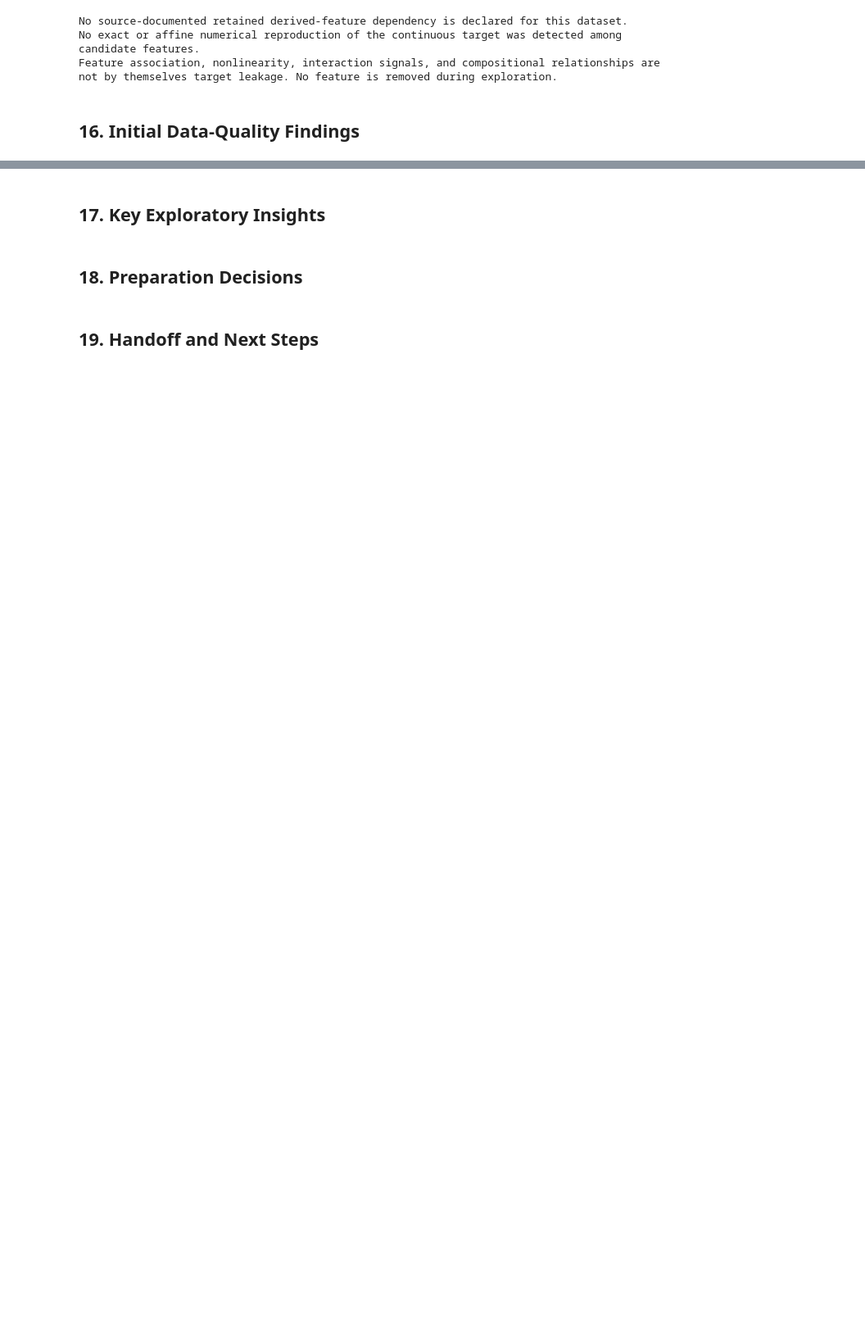
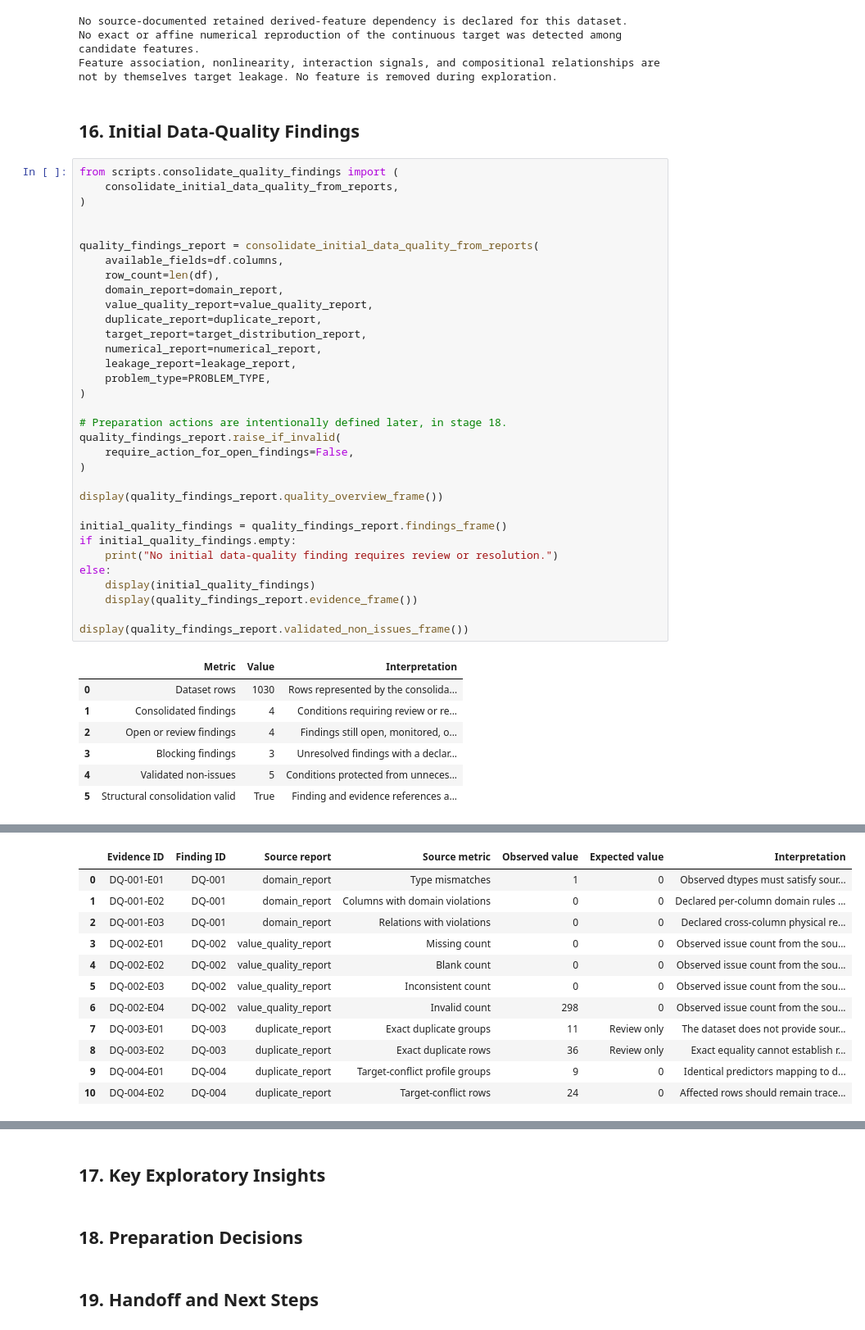
Before and after one commit to FabioAguiar/dataset-study-concrete-compressives-strength, a Jupyter notebook: notebooks/01_data_understanding_and_exploration.ipynb, the cells around one changed output, grey strips where cells are left out. Shown at 82% size. Cells and saved outputs as stored; diff of their text form; blank space fills up the shorter version.

Commit message:
feat(exploration): consolidate continuous regression data-quality findings

```diff
--- a/notebooks/01_data_understanding_and_exploration.ipynb
+++ b/notebooks/01_data_understanding_and_exploration.ipynb
@@ -829,3 +829,44 @@ No exact or affine numerical reproduction of the continuous target was detected
 Feature association, nonlinearity, interaction signals, and compositional relationships are not by themselves target leakage. No feature is removed during exploration.
 # %% [markdown]
 ## 16. Initial Data-Quality Findings
+# %%
+from scripts.consolidate_quality_findings import (
+    consolidate_initial_data_quality_from_reports,
+)
+
+
+quality_findings_report = consolidate_initial_data_quality_from_reports(
+    available_fields=df.columns,
+    row_count=len(df),
+    domain_report=domain_report,
+    value_quality_report=value_quality_report,
+    duplicate_report=duplicate_report,
+    target_report=target_distribution_report,
+    numerical_report=numerical_report,
+    leakage_report=leakage_report,
+    problem_type=PROBLEM_TYPE,
+)
+
+# Preparation actions are intentionally defined later, in stage 18.
+quality_findings_report.raise_if_invalid(
+    require_action_for_open_findings=False,
+)
+
+display(quality_findings_report.quality_overview_frame())
+
+initial_quality_findings = quality_findings_report.findings_frame()
+if initial_quality_findings.empty:
+    print("No initial data-quality finding requires review or resolution.")
+else:
+    display(initial_quality_findings)
+    display(quality_findings_report.evidence_frame())
+
+display(quality_findings_report.validated_non_issues_frame())
+# %% [output]
+|  | Metric | Value | Interpretation |
+| 0 | Dataset rows | 1030 | Rows represented by the consolida... |
+| 1 | Consolidated findings | 4 | Conditions requiring review or re... |
+| 2 | Open or review findings | 4 | Findings still open, monitored, o... |
+| 3 | Blocking findings | 3 | Unresolved findings with a declar... |
+| 4 | Validated non-issues | 5 | Conditions protected from unneces... |
+| 5 | Structural consolidation valid | True | Finding and evidence references a... |
@@ -831,0 +878,12 @@ Feature association, nonlinearity, interaction signals, and compositional relati
+|  | Evidence ID | Finding ID | Source report | Source metric | Observed value | Expected value | Interpretation |
+| 0 | DQ-001-E01 | DQ-001 | domain_report | Type mismatches | 1 | 0 | Observed dtypes must satisfy sour... |
+| 1 | DQ-001-E02 | DQ-001 | domain_report | Columns with domain violations | 0 | 0 | Declared per-column domain rules ... |
+| 2 | DQ-001-E03 | DQ-001 | domain_report | Relations with violations | 0 | 0 | Declared cross-column physical re... |
+| 3 | DQ-002-E01 | DQ-002 | value_quality_report | Missing count | 0 | 0 | Observed issue count from the sou... |
+| 4 | DQ-002-E02 | DQ-002 | value_quality_report | Blank count | 0 | 0 | Observed issue count from the sou... |
+| 5 | DQ-002-E03 | DQ-002 | value_quality_report | Inconsistent count | 0 | 0 | Observed issue count from the sou... |
+| 6 | DQ-002-E04 | DQ-002 | value_quality_report | Invalid count | 298 | 0 | Observed issue count from the sou... |
+| 7 | DQ-003-E01 | DQ-003 | duplicate_report | Exact duplicate groups | 11 | Review only | The dataset does not provide sour... |
+| 8 | DQ-003-E02 | DQ-003 | duplicate_report | Exact duplicate rows | 36 | Review only | Exact equality cannot establish r... |
+| 9 | DQ-004-E01 | DQ-004 | duplicate_report | Target-conflict profile groups | 9 | 0 | Identical predictors mapping to d... |
+| 10 | DQ-004-E02 | DQ-004 | duplicate_report | Target-conflict rows | 24 | 0 | Affected rows should remain trace... |
```
Also changed, not shown: parts of 1 cell of this notebook, 2 other files.
